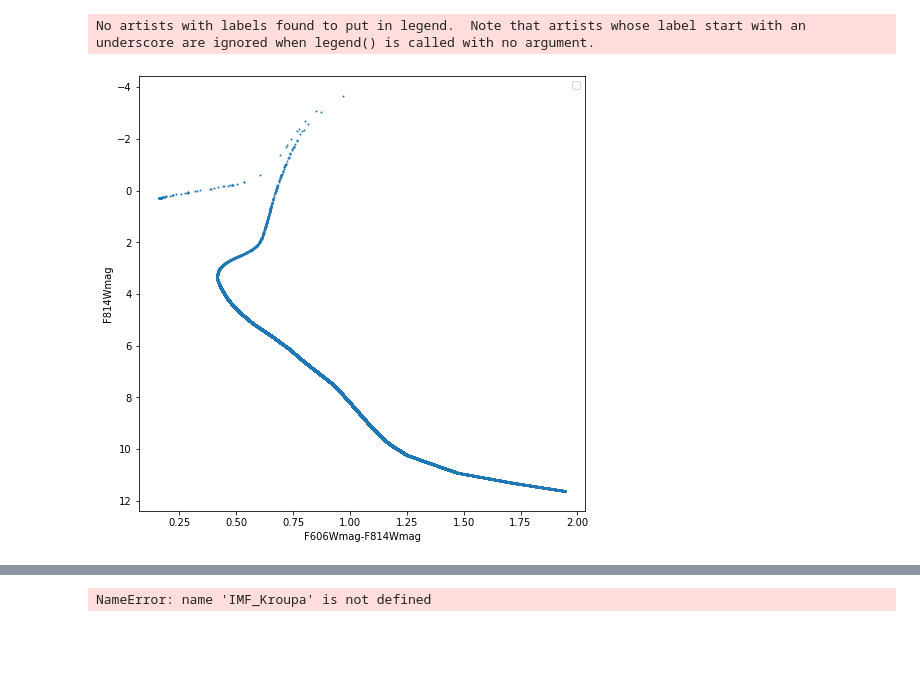
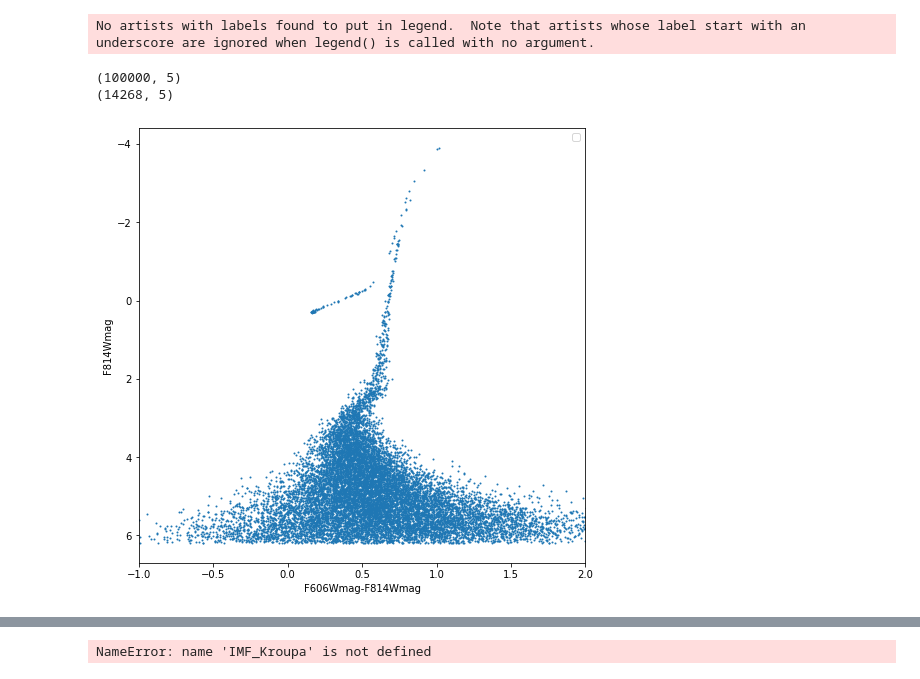
Before and after one commit to hapei/SSP_generator, a Jupyter notebook: star_factory/SSP.ipynb, the cells around one changed output, grey strips where cells are left out. Saved outputs shown, nothing was run; the diff lists cells and outputs as text; code cells hidden in the pictures; blank space fills up the shorter version.

```diff
--- a/star_factory/SSP.ipynb
+++ b/star_factory/SSP.ipynb
@@ -82,8 +81,3 @@ def stellar_mass_generator(n_stars, mass_grid, IMF):
     generated_masses=np.random.choice(mass_grid, size=n_stars, replace=True, p=IMF) # generate new masses
 
     return(generated_masses)
-# %%
-mass_grid , IMF = IMF_Kroupa(mass_lower_bound = .01,
-                        mass_upper_bound = 5,
-                        n_mass_grid=1000000,
-                        alpha = [.3,1.3,2.3])
@@ -90,5 +121,5 @@ mass_grid , IMF = IMF_Kroupa(mass_lower_bound = .01,
 # %%
-def SSP_generator(isochrone_table,
+def SSP_generator(isoch_file,
                     bands,
                     n_stars,
                     distandmodulus = 0,
@@ -99,6 +130,12 @@ def SSP_generator(isochrone_table,
                     plot = True):
     # Input isochrone_table should be a dataframe.
     # Input n_star is the number of generated stars.
+
+    isochrones = read_isochrones(isoch_file)
+    isochrone_names=list(isochrones.keys())
+
+    isochrone_table = isochrones[isochrone_names[0]]
+
     mass_lower_bound = np.min(isochrone_table[1]['Mini'])
     mass_upper_bound= np.max(isochrone_table[1]['Mini'])
 
@@ -132,7 +169,6 @@ def SSP_generator(isochrone_table,
 
 
 
-    distandmodulus = 24
     #print('distandmodulus= ', distandmodulus)
     mag_feature = absolute_mag_features + distandmodulus
     SN_feature = [10,10]
@@ -145,13 +181,15 @@ def SSP_generator(isochrone_table,
 
     magnitude_max = mag_feature
     magnitude_min = magnitude_max - 10
-
+    print(SSP.shape)
     if uncertainty == True:
         for b,band in enumerate(bands):
-            SSP[band] = SSP[band][( SSP[bands[1]] < magnitude_max[1]+1.193 )]
+            SSP[band] = SSP[( SSP[bands[1]] < magnitude_max[1]+1.193 )][band]
             SSP[band] = add_uncerntaties(SSP[band],fit_param = uncertainty_param[b], mag_feature = mag_feature[b], SN_feature = SN_feature[b])[0]
-            SSP[band] = SSP[band][( SSP[bands[1]] < magnitude_max[1]+1.193 )]
+            SSP[band] = SSP[( SSP[bands[1]] < magnitude_max[1]+1.193 )][band]
 
+    SSP = SSP.dropna()
+    print(SSP.shape)
 
 
     if plot == True:
@@ -167,7 +205,7 @@ def SSP_generator(isochrone_table,
         plt.gca().invert_yaxis()
         plt.xlabel(f'{bands[0]}-{bands[1]}')  #don't forget chanfe the axis title if you chose different bands!
         pl.rcParams["figure.figsize"] = (8,8)
-        #plt.xlim(colour_min,2)
+        plt.xlim(colour_min,2)
         #print(magnitude_max[1],magnitude_min[0])
         #plt.ylim(magnitude_max[1],magnitude_min[0])
         plt.ylabel(f'{bands[1]}')
@@ -176,10 +214,10 @@ def SSP_generator(isochrone_table,
     return SSP
 # %%
 isoch_files=['iso0.txt']
-isochrones = read_isochrones(isoch_files)
 bands=['F606Wmag','F814Wmag']
-
-SSP = SSP_generator(isochrones[isochrone_names[0]], bands=bands, n_stars = 100000,uncertainty = True)
+SSP = SSP_generator(isoch_files, bands=bands, n_stars = 100000, distandmodulus = 0, uncertainty = True, plot=True)
 # %% [output]
 No artists with labels found to put in legend.  Note that artists whose label start with an underscore are ignored when legend() is called with no argument.
+(100000, 5)
+(14268, 5)
-[figure, old version]
+[figure, new version]
```
Also changed, not shown: parts of 6 cells of this notebook.
